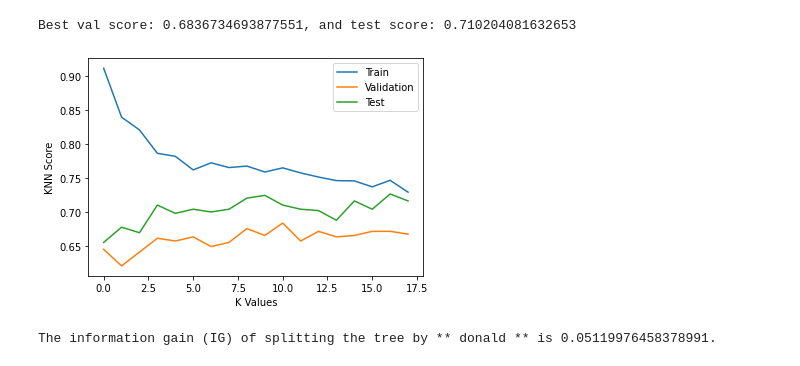
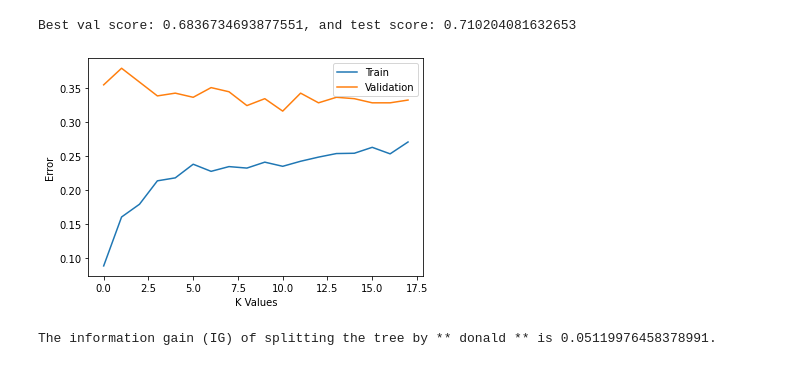
Before and after one commit to yashprakash13/CSC2515, a Jupyter notebook: hw1.ipynb, the cells around one changed output. Saved outputs shown, nothing was run; the diff lists cells and outputs as text; code cells hidden in the pictures.

Commit message:
corrected plot for question 3e.

```diff
--- a/hw1.ipynb
+++ b/hw1.ipynb
@@ -290,9 +290,9 @@ test_errors = []
 
 for k in range(2, 20):
     knn_clf, val_score, train_score, test_score = select_knn_model(k)
-    val_errors.append(val_score)
-    train_errors.append(train_score)
-    test_errors.append(test_score)
+    val_errors.append(1-val_score)
+    train_errors.append(1-train_score)
+    test_errors.append(1-test_score)
 
     # check on validation accuracy only
     if val_score > best_score:
@@ -308,15 +308,15 @@ Best val score: 0.6836734693877551, and test score: 0.710204081632653
 # %%
 # visualisation
 
 plt.plot(train_errors, label='Train')
 plt.plot(val_errors, label = "Validation")
-plt.plot(test_errors, label="Test")
-plt.ylabel("KNN Score")
+# plt.plot(test_errors, label="Test")
+plt.ylabel("Error")
 plt.xlabel("K Values")
 plt.legend()
 plt.show()
 # %% [output]
-[figure, old version]
+[figure, new version]
 # %%
 '''
 question 3d
```
